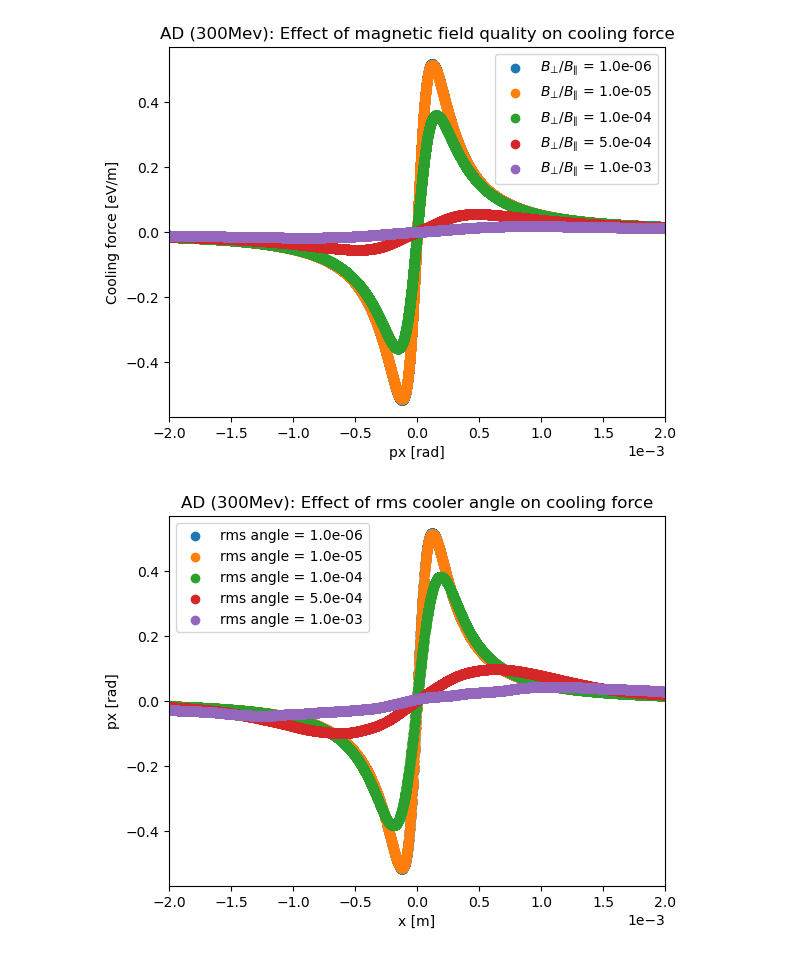
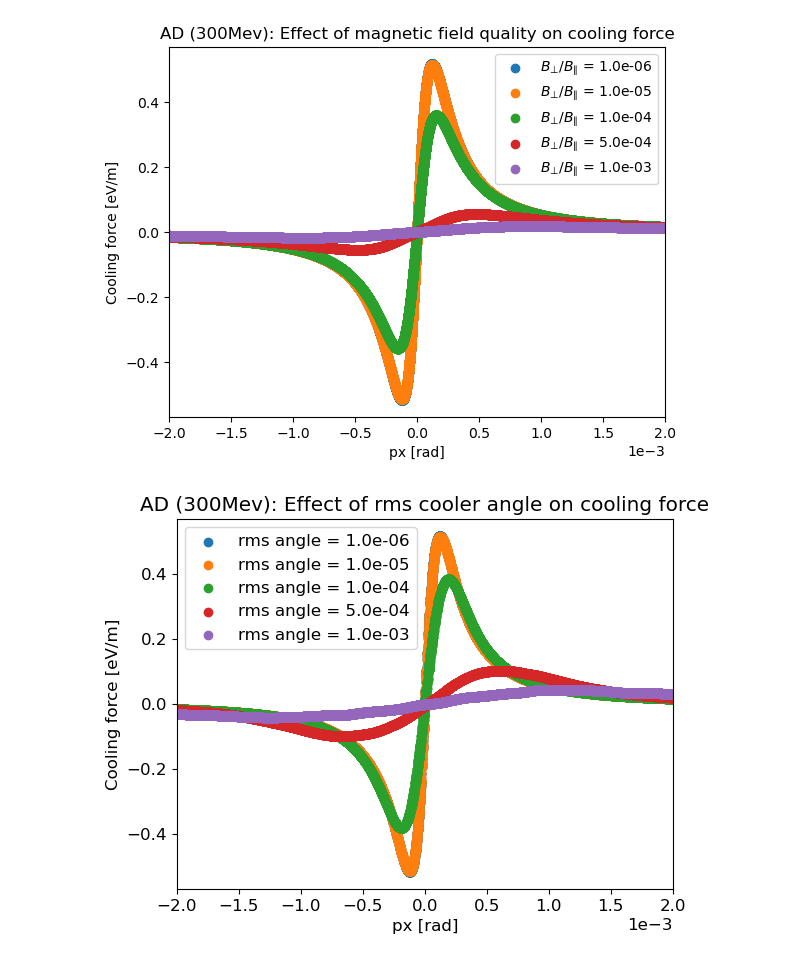
Before and after one commit to pkruyt/electron_cooling, a Jupyter notebook: notebooks/AD300/AD-300Mev:force-vs-parameters.ipynb, the cells around one changed output. Drawn from its saved outputs; the diff is of its cells as text; code cells hidden in the pictures.

```diff
--- a/notebooks/AD300/AD-300Mev:force-vs-parameters.ipynb
+++ b/notebooks/AD300/AD-300Mev:force-vs-parameters.ipynb
@@ -217,39 +217,39 @@ for rms_angle in angle_loop:
         x.append(dtk_particle.x)
         px.append(dtk_particle.px)
 
-        action_temp = 0.5*(dtk_particle.x**2/beta_x + beta_x*dtk_particle.px**2) #Joule sec
+        action_temp = 0.5*(dtk_particle.x**2/beta_x + beta_x*dtk_particle.px**2)
         action.append(action_temp)
 
         #arc.track(dtk_particle)
         force_temp=[]
 
         #force_old.append(dtk_cooler.force(dtk_particle))
 
         for cooler in coolers:
             f1=cooler.force(dtk_particle)
             force_temp.append(f1)
 
             # dtk_cooler.track(dtk_particle)
         force_temp=np.array(force_temp)
         force=force_temp.mean(axis=0)
         #force=np.squeeze(force)
 
 
     x = np.array(x)
     px = np.array(px)
     action = np.array(action)
     force = np.array(force)
     #force_old = np.array(force_old)
 
 
     plt.scatter(px,-force,label=f'rms angle = {rms_angle:.1e}')#,vmin=-0.05, vmax=0.05
     #plt.scatter(px,force_old,label='ratio')#,vmin=-0.05, vmax=0.05
-    plt.xlabel('x [m]')
-    plt.ylabel('px [rad]')
+    plt.xlabel("px [rad]")
+    plt.ylabel("Cooling force [eV/m]")
     plt.title('AD (300Mev): Effect of rms cooler angle on cooling force')
     plt.xlim([-0.0020,0.0020])
     plt.ticklabel_format(style='sci', axis='x', scilimits=(0,0))
     plt.legend()
 plt.show()
 # %% [output]
-[figure, old version]
+[figure, new version]
```
Also changed, not shown: parts of 4 cells of this notebook, 20 other files.
